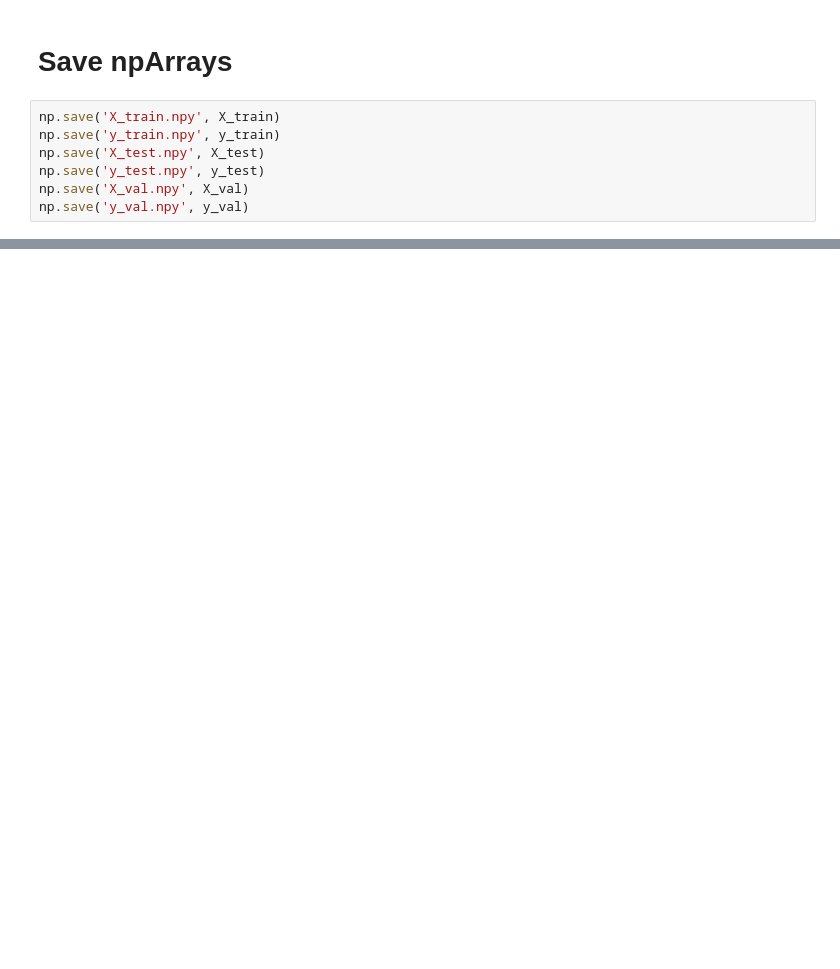
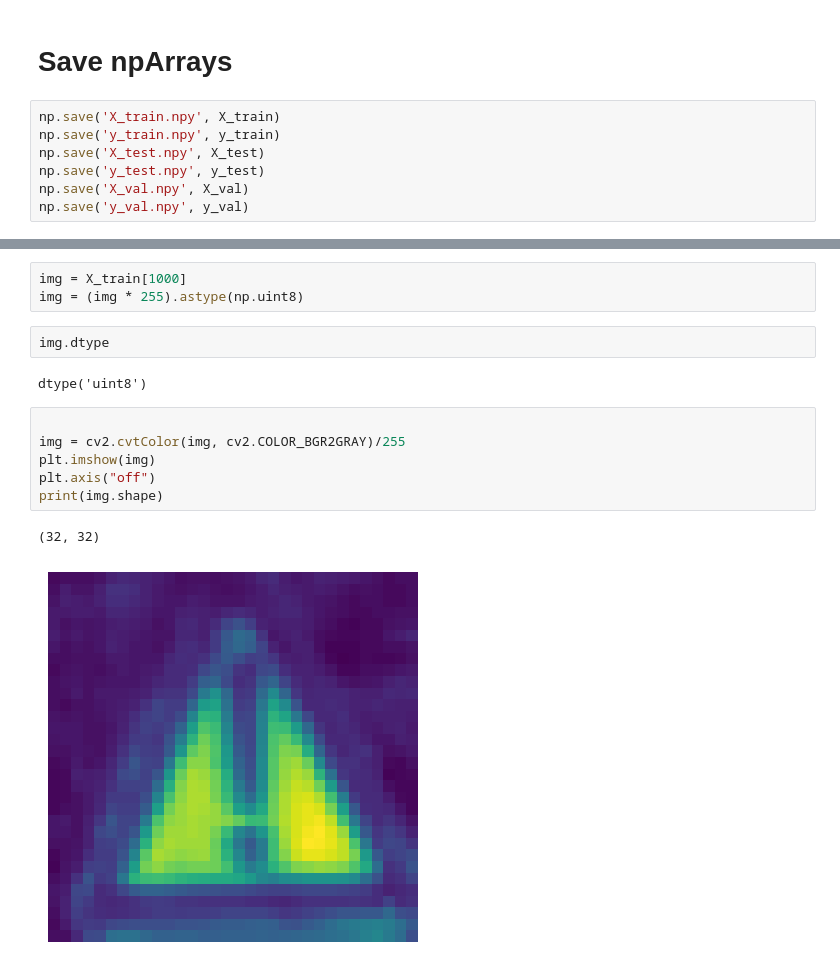
Before and after one commit to Rodrigo-Pinto22/Traffic_Signs_Classification, a Jupyter notebook: Classification.ipynb, the cells around one changed output, grey strips where cells are left out. Cells and saved outputs as stored; diff of their text form; blank space fills up the shorter version.

```diff
--- a/Classification.ipynb
+++ b/Classification.ipynb
@@ -78,0 +259,16 @@ np.save('y_val.npy', y_val)
+# %%
+img = X_train[1000]
+img = (img * 255).astype(np.uint8)
+# %%
+img.dtype
+# %% [output]
+dtype('uint8')
+# %%
+
+img = cv2.cvtColor(img, cv2.COLOR_BGR2GRAY)/255
+plt.imshow(img)
+plt.axis("off")
+print(img.shape)
+# %% [output]
+(32, 32)
+[figure, added]
```
Also changed, not shown: parts of 31 cells of this notebook.
